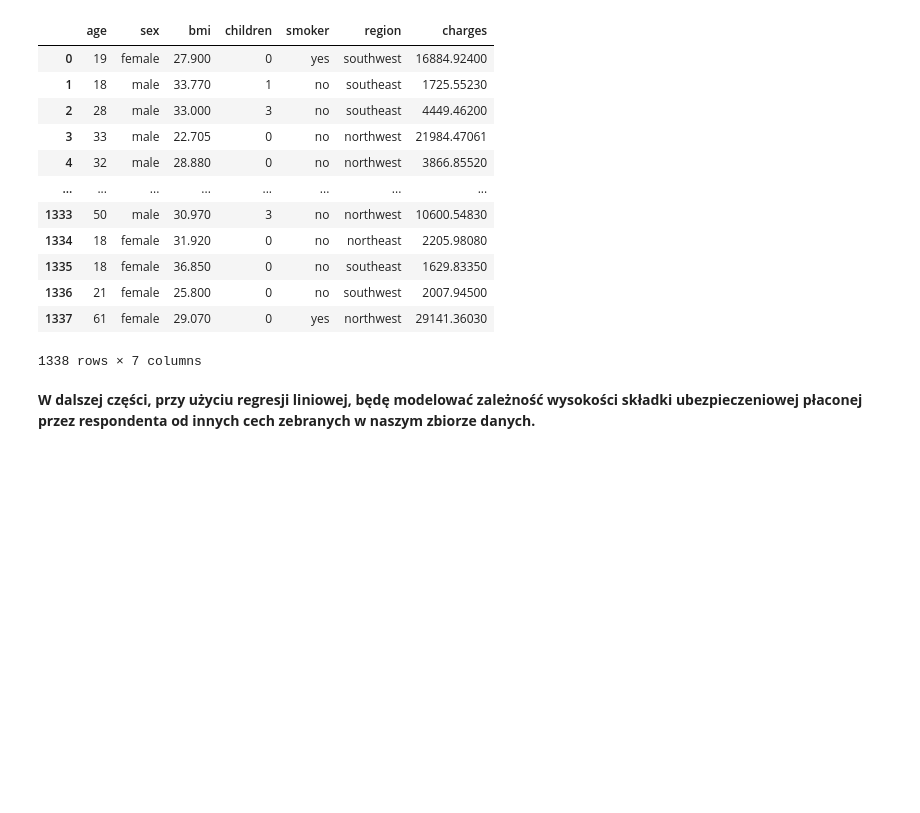
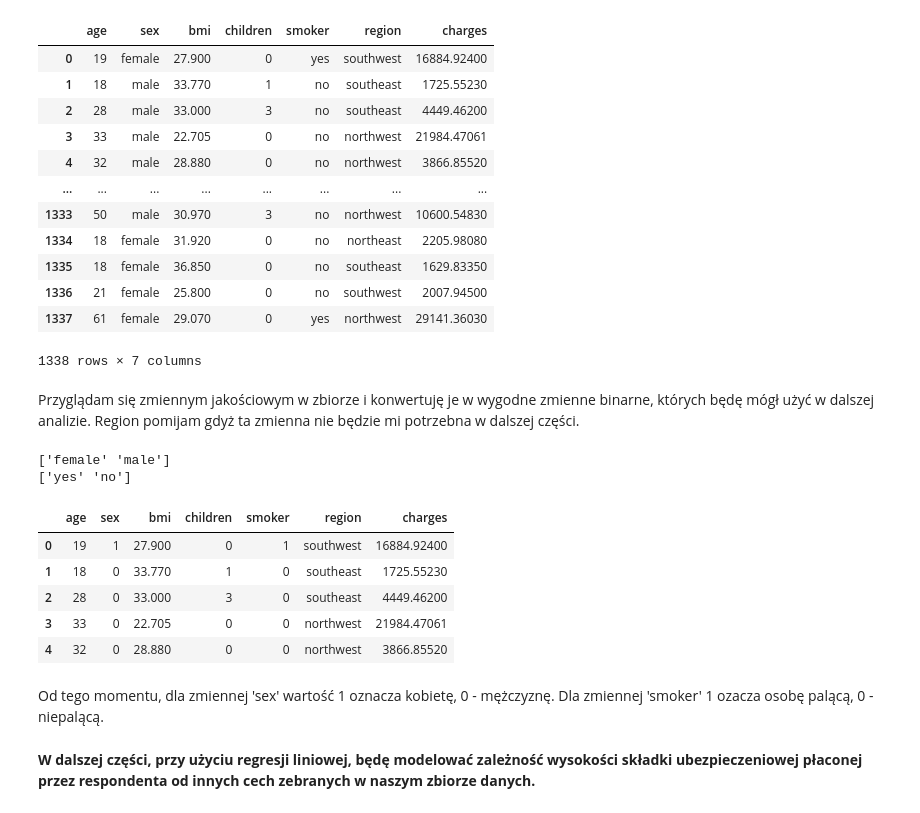
Before and after one commit to WillsTK/sgh_python, a Jupyter notebook: 10-Homework_3/Homework_3.ipynb, the cells around one changed output. Cells and saved outputs as stored; diff of their text form; code cells hidden in the pictures; blank space fills up the shorter version.

```diff
--- a/10-Homework_3/Homework_3.ipynb
+++ b/10-Homework_3/Homework_3.ipynb
@@ -41,6 +42,26 @@ Insurance
 | 1336 | 21 | female | 25.800 | 0 | no | southwest | 2007.94500 |
 | 1337 | 61 | female | 29.070 | 0 | yes | northwest | 29141.36030 |
 1338 rows × 7 columns
+# %% [markdown]
+Przyglądam się zmiennym jakościowym w zbiorze i konwertuję je w wygodne zmienne binarne, których będę mógł użyć w dalszej analizie. Region pomijam gdyż ta zmienna nie będzie mi potrzebna w dalszej części.
+# %%
+print(Insurance['sex'].unique())
+print(Insurance['smoker'].unique())
+# %% [output]
+['female' 'male']
+['yes' 'no']
+# %%
+Insurance = Insurance.replace(['female','male','yes','no'],['1','0','1','0'])
+Insurance.head()
+# %% [output]
+|  | age | sex | bmi | children | smoker | region | charges |
+| 0 | 19 | 1 | 27.900 | 0 | 1 | southwest | 16884.92400 |
+| 1 | 18 | 0 | 33.770 | 1 | 0 | southeast | 1725.55230 |
+| 2 | 28 | 0 | 33.000 | 3 | 0 | southeast | 4449.46200 |
+| 3 | 33 | 0 | 22.705 | 0 | 0 | northwest | 21984.47061 |
+| 4 | 32 | 0 | 28.880 | 0 | 0 | northwest | 3866.85520 |
+# %% [markdown]
+Od tego momentu, dla zmiennej 'sex' wartość 1 oznacza kobietę, 0 - mężczyznę. Dla zmiennej 'smoker' 1 ozacza osobę palącą, 0 - niepalącą.
 # %% [markdown]
 **W dalszej części, przy użyciu regresji liniowej, będę modelować zależność wysokości składki ubezpieczeniowej płaconej przez respondenta od innych cech zebranych w naszym zbiorze danych.**
 # %% [markdown]
```
Also changed, not shown: parts of 22 cells of this notebook.
